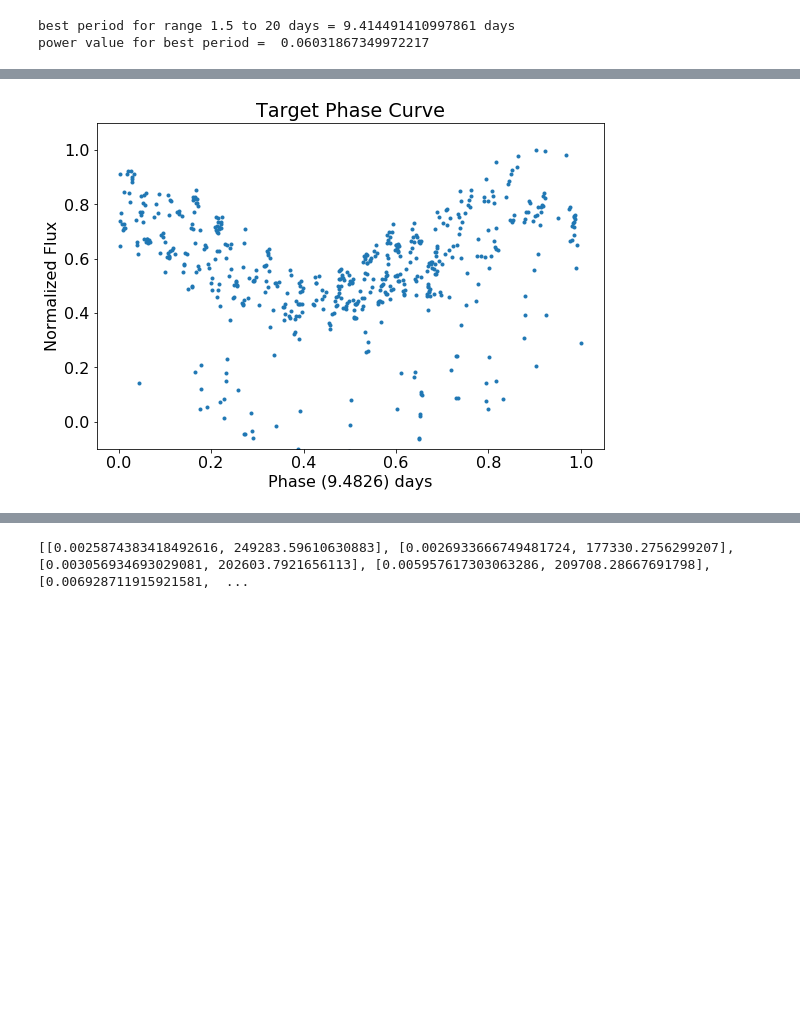
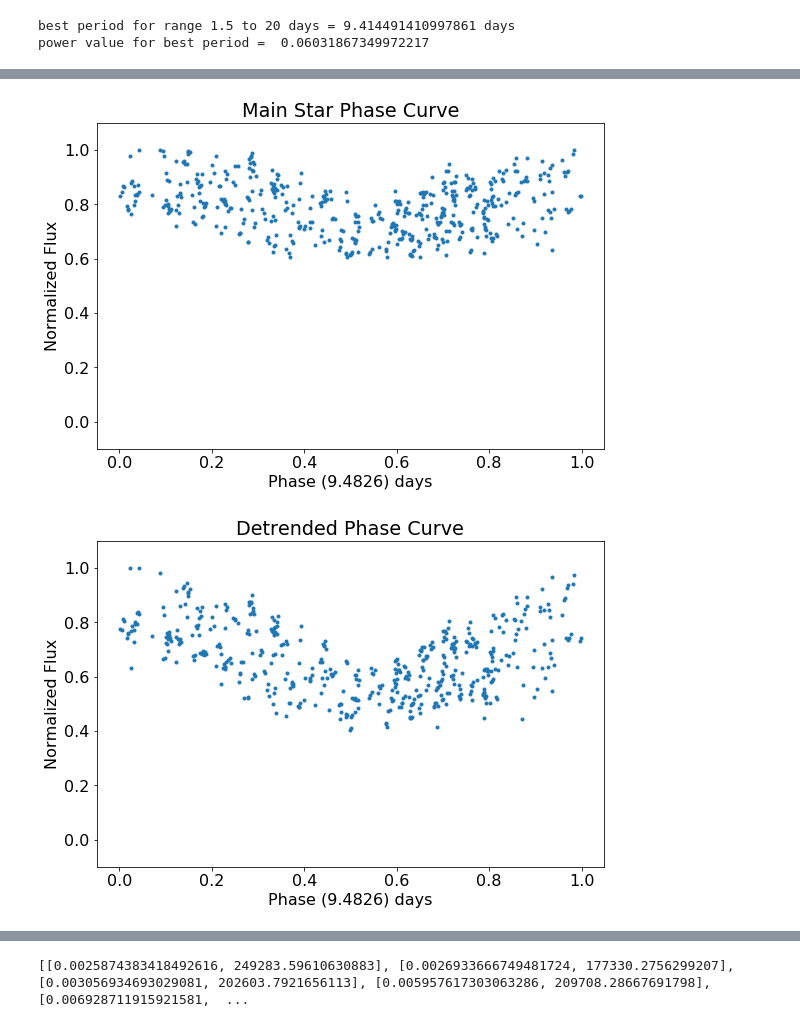
Before and after one commit to joshuapepper/kelt_halo, a Jupyter notebook: old fnAql.ipynb, the cells around one changed output, grey strips where cells are left out. Drawn from its saved outputs; the diff is of its cells as text; code cells hidden in the pictures; blank space fills up the shorter version.

```diff
--- a/old fnAql.ipynb
+++ b/old fnAql.ipynb
@@ -716,19 +718,32 @@ power value for best period =  0.2579378549166029
 # %%
 # create target phase curve with flux vs. phase
 phase= phase[beginning_timestamp:end_timestamp]
 
 plt.subplot(121)
 
-plt.plot(phase, normalized_final_flux, '.')
-plt.title('Target Phase Curve')
+normalized_non_zero_main= normalizing(non_zero_main)
+plt.plot(phase, normalized_non_zero_main, '.')
+plt.title('Main Star Phase Curve')
 xLabel= 'Phase ('+ str(round(period,4))+ ') days'
 plt.xlabel(xLabel)
 plt.ylabel('Normalized Flux')
 axes=plt.gca()
 axes.set_ylim([-.1,1.1])
 plt.show()
+
+plt.subplot(122)
+
+plt.plot(phase, normalized_final_flux, '.')
+plt.title('Detrended Phase Curve')
+xLabel= 'Phase ('+ str(round(period,4))+ ') days'
+plt.xlabel(xLabel)
+plt.ylabel('Normalized Flux')
+axes=plt.gca()
+axes.set_ylim([-.1,1.1])
+plt.show()
 # %% [output]
-[figure, old version]
+[figure, new version]
+[figure, added]
 # %%
 import scipy.optimize
 import pylab as plt
```
Also changed, not shown: parts of 7 cells of this notebook.
